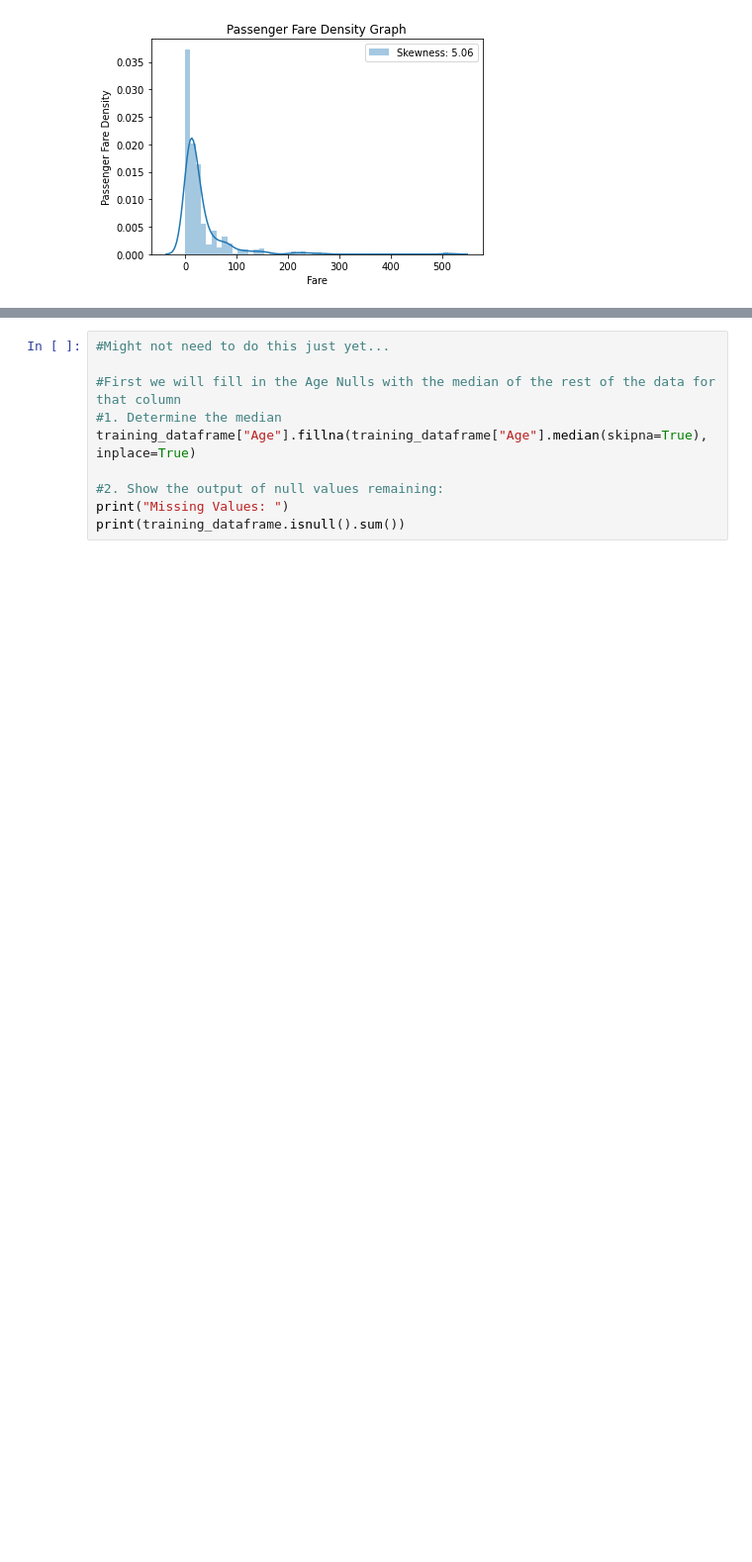
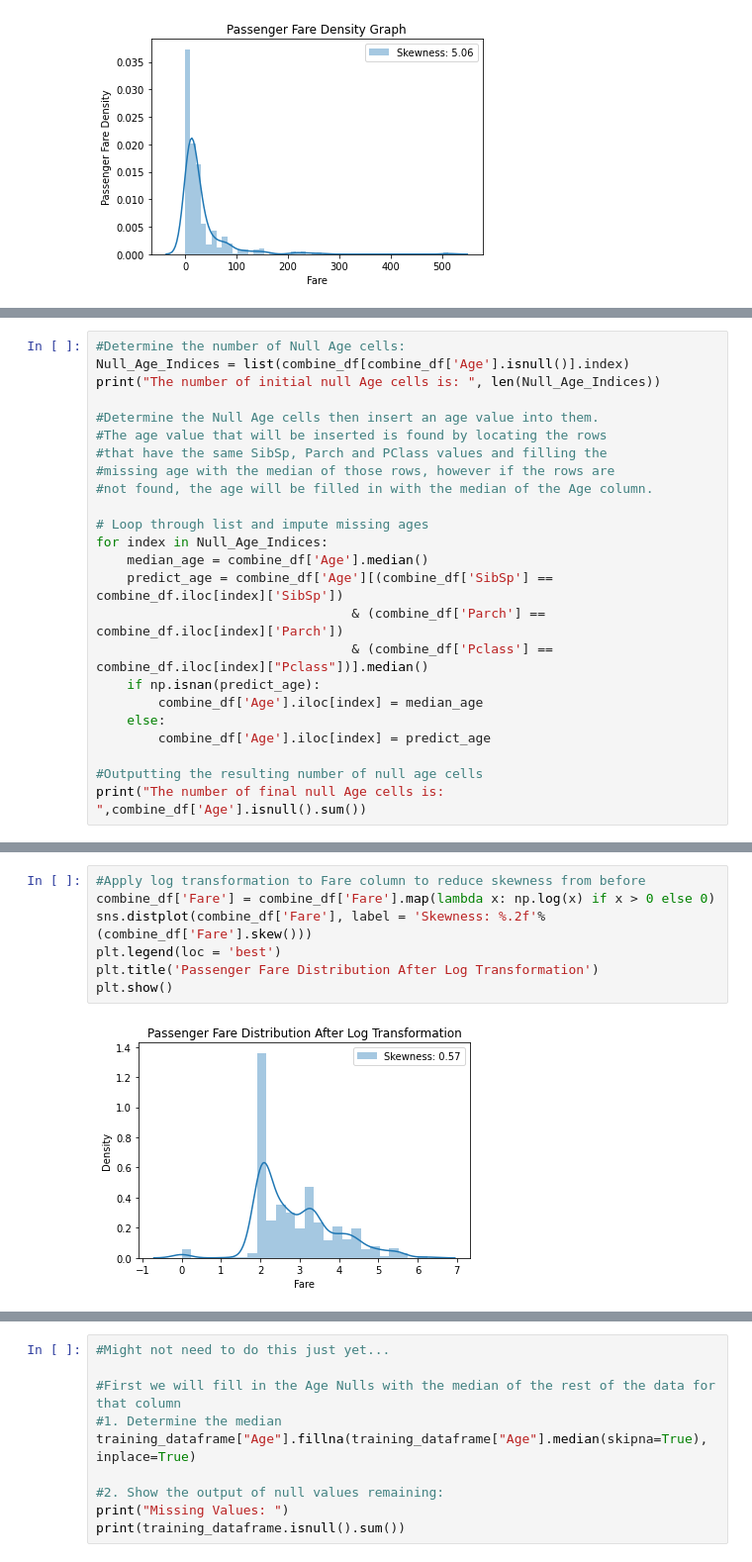
Before and after one commit to DicheDiez10/CSCI-191-T-ML, a Jupyter notebook: KaggleTitanic/KaggleTitanic.ipynb, the cells around one changed output, grey strips where cells are left out. Shown: that part at 99% size. Saved outputs shown, nothing was run; the diff lists cells and outputs as text; blank space fills up the shorter version.

```diff
--- a/KaggleTitanic/KaggleTitanic.ipynb
+++ b/KaggleTitanic/KaggleTitanic.ipynb
@@ -736,0 +858,24 @@ dtype: int64
+# %%
+#Determine the number of Null Age cells:
+Null_Age_Indices = list(combine_df[combine_df['Age'].isnull()].index)
+print("The number of initial null Age cells is: ", len(Null_Age_Indices))
+
+#Determine the Null Age cells then insert an age value into them.
+#The age value that will be inserted is found by locating the rows
+#that have the same SibSp, Parch and PClass values and filling the
+#missing age with the median of those rows, however if the rows are
+#not found, the age will be filled in with the median of the Age column.
+
+# Loop through list and impute missing ages
+for index in Null_Age_Indices:
+    median_age = combine_df['Age'].median()
+    predict_age = combine_df['Age'][(combine_df['SibSp'] == combine_df.iloc[index]['SibSp'])
+                                 & (combine_df['Parch'] == combine_df.iloc[index]['Parch'])
+                                 & (combine_df['Pclass'] == combine_df.iloc[index]["Pclass"])].median()
+    if np.isnan(predict_age):
+        combine_df['Age'].iloc[index] = median_age
+    else:
+        combine_df['Age'].iloc[index] = predict_age
+
+#Outputting the resulting number of null age cells
+print("The number of final null Age cells is: ",combine_df['Age'].isnull().sum())
@@ -736,0 +905,9 @@ dtype: int64
+# %%
+#Apply log transformation to Fare column to reduce skewness from before
+combine_df['Fare'] = combine_df['Fare'].map(lambda x: np.log(x) if x > 0 else 0)
+sns.distplot(combine_df['Fare'], label = 'Skewness: %.2f'%(combine_df['Fare'].skew()))
+plt.legend(loc = 'best')
+plt.title('Passenger Fare Distribution After Log Transformation')
+plt.show()
+# %% [output]
+[figure, added]
```
Also changed, not shown: parts of 21 cells of this notebook.
